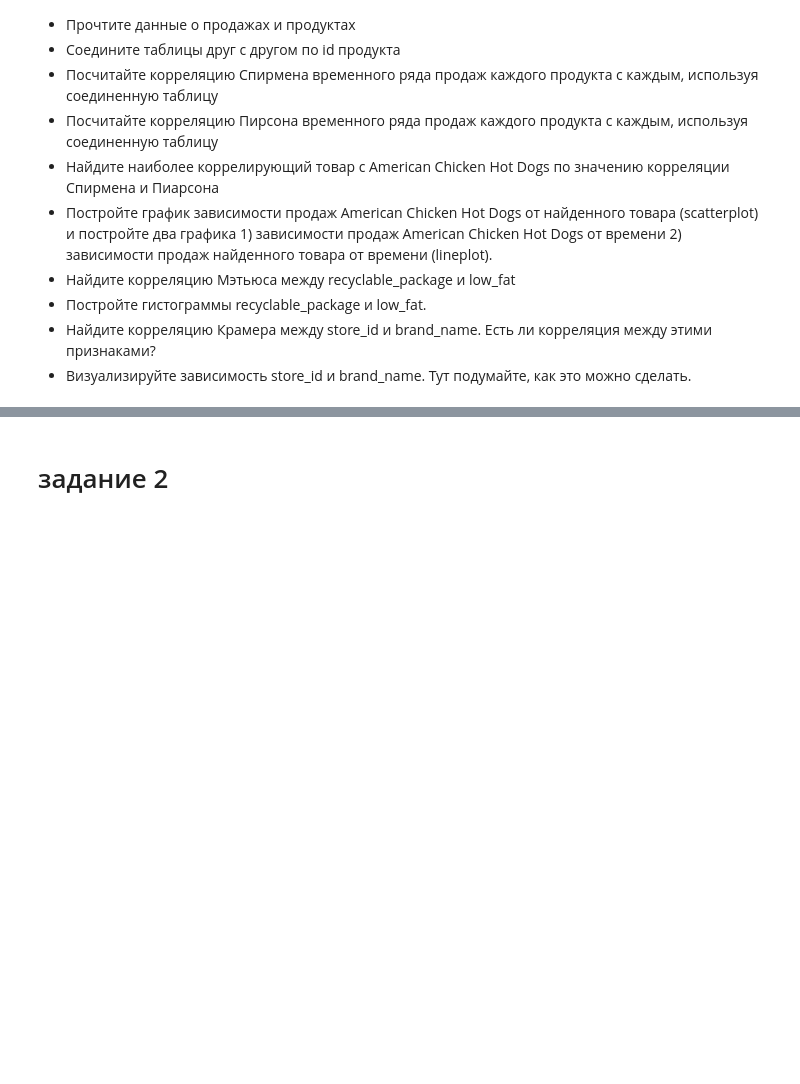
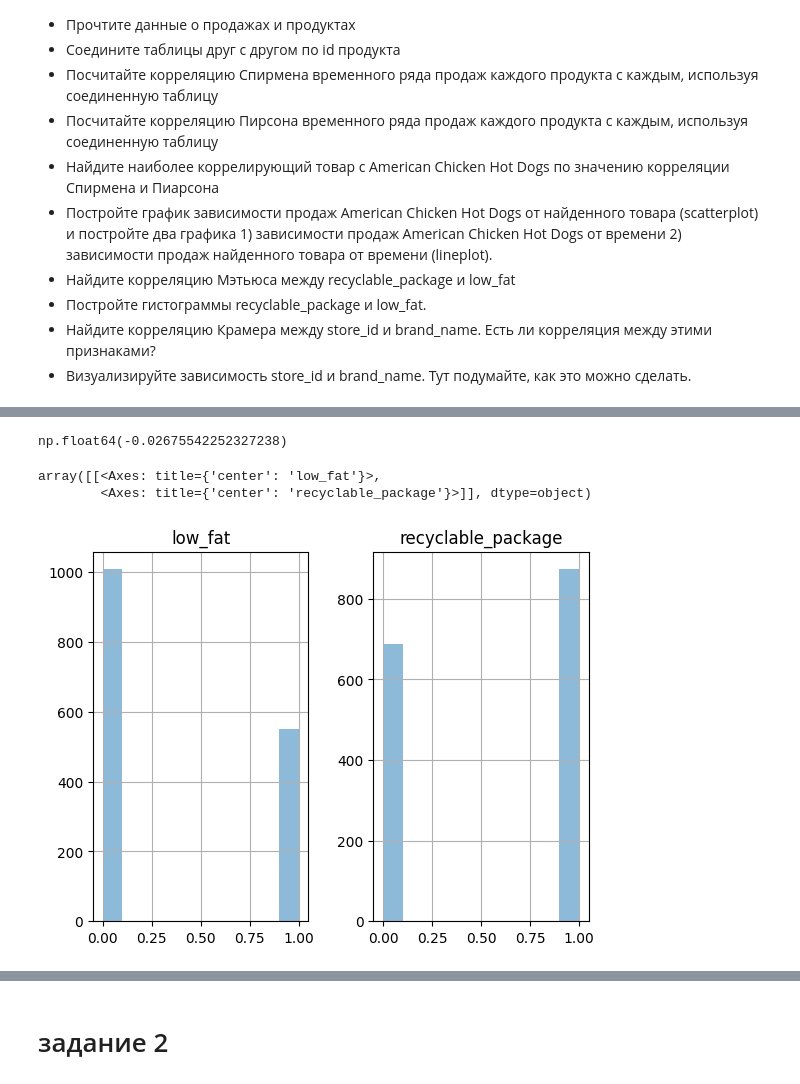
Before and after one commit to poslam/sem5-ds, a Jupyter notebook: work/4/4.ipynb, the cells around one changed output, grey strips where cells are left out. Drawn from its saved outputs; the diff is of its cells as text; code cells hidden in the pictures; blank space fills up the shorter version.

```diff
--- a/work/4/4.ipynb
+++ b/work/4/4.ipynb
@@ -90,0 +111,12 @@ print(pearson_most_corr_to_target, df[df["product_id"] == pearson_most_corr_to_t
+# %%
+# matthews
+
+matthews_corrcoef(df_products["low_fat"], df_products["recyclable_package"])
+# %% [output]
+np.float64(-0.02675542252327238)
+# %%
+df_products[["low_fat", "recyclable_package"]].astype(float).hist(alpha=0.5)
+# %% [output]
+array([[<Axes: title={'center': 'low_fat'}>,
+        <Axes: title={'center': 'recyclable_package'}>]], dtype=object)
+[figure, added]
```
Also changed, not shown: parts of 14 cells of this notebook.
